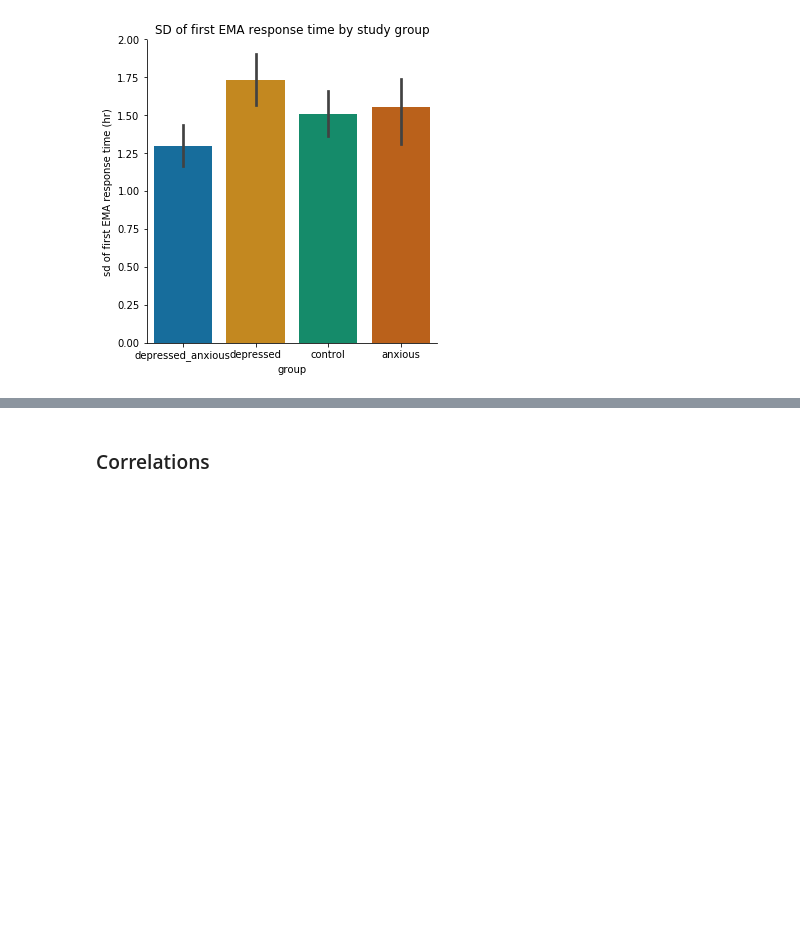
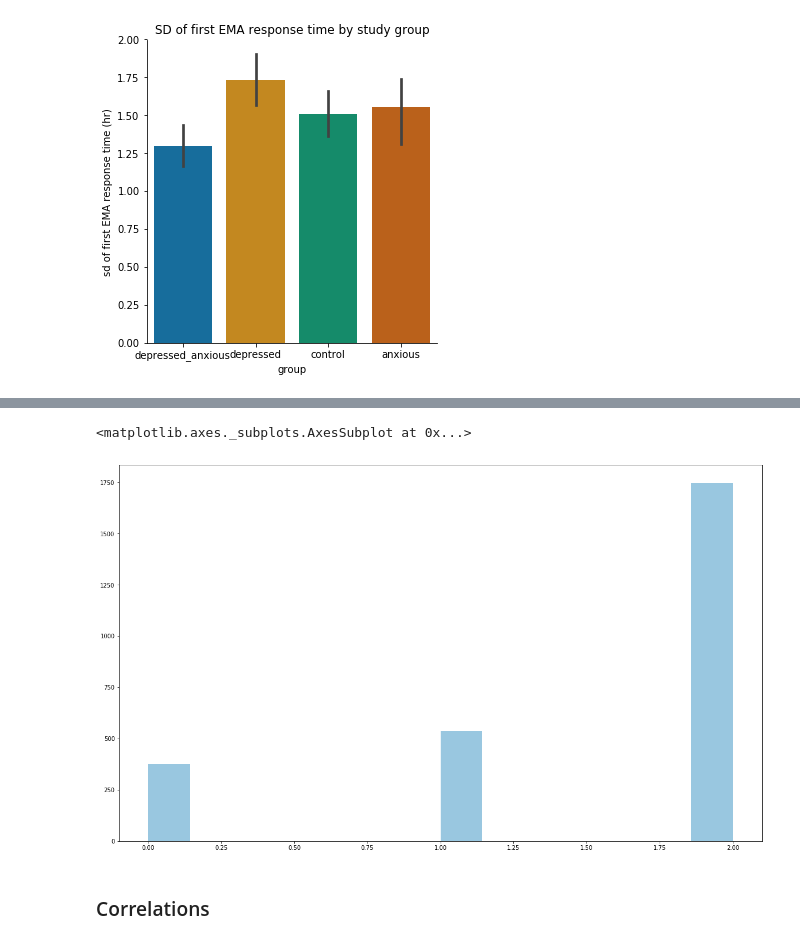
Before and after one commit to tliu526/lifesense, a Jupyter notebook: ema_context.ipynb, the cells around one changed output, grey strips where cells are left out. Saved outputs shown, nothing was run; the diff lists cells and outputs as text; code cells hidden in the pictures; blank space fills up the shorter version.

```diff
--- a/ema_context.ipynb
+++ b/ema_context.ipynb
@@ -598,3 +603,13 @@ plt.show()
+# %%
+missingness = []
+for pid, dates in missing_date_dict.items():
+    for date, count in dates.items():
+        missingness.append(count)
+
+sns.distplot(missingness, norm_hist=False, kde=False)
+# %% [output]
+<matplotlib.axes._subplots.AxesSubplot at 0x...>
+[figure, added]
 # %% [markdown]
 ### Correlations
 # %% [markdown]
```
Also changed, not shown: parts of 13 cells of this notebook, 1 other file.
